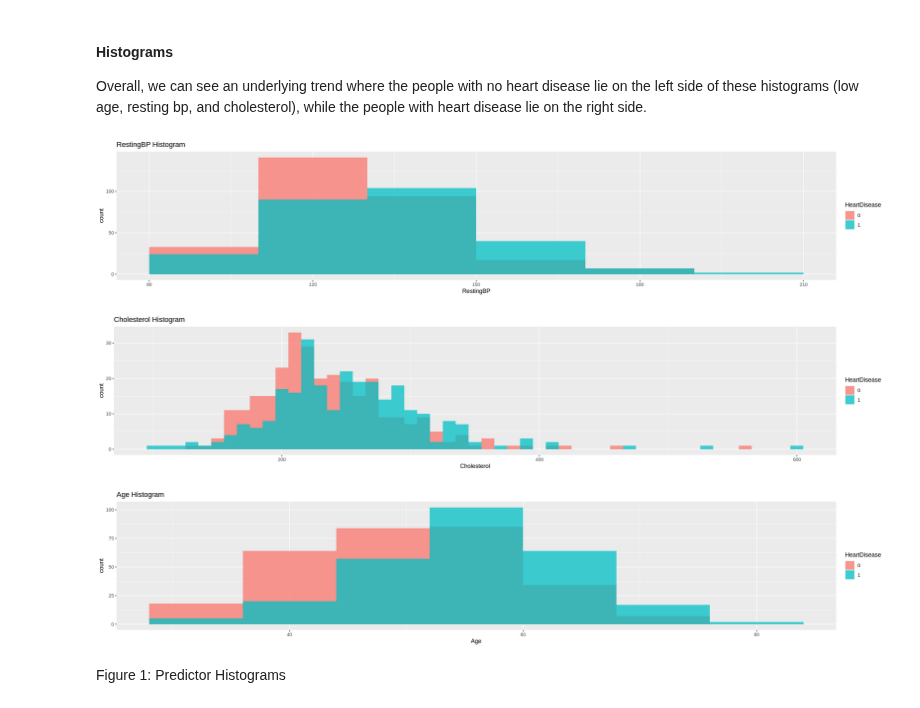
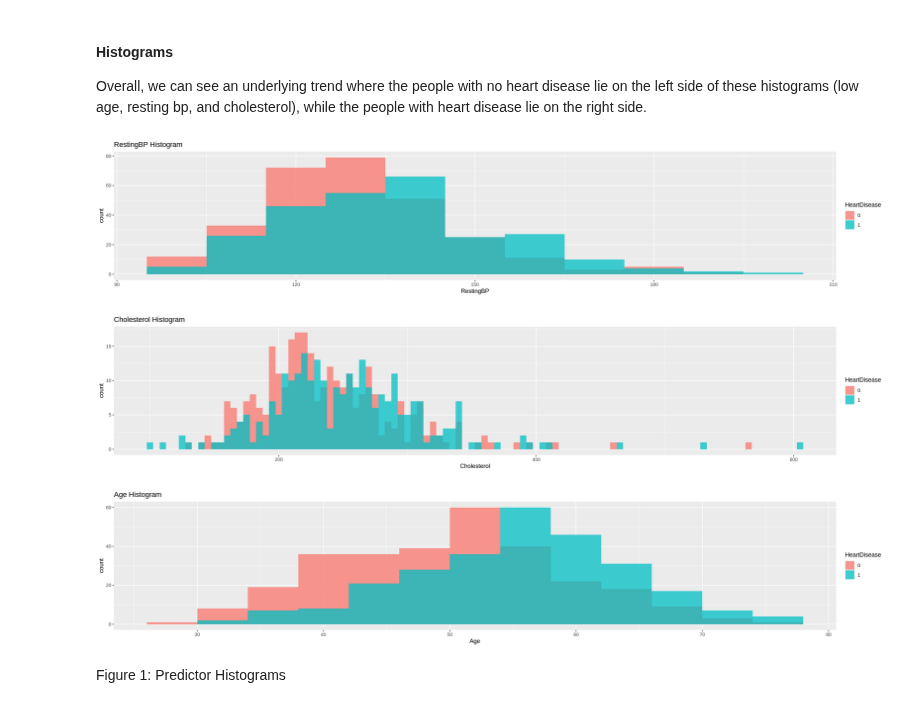
Before and after one commit to josephsoo/dsci_100_group_12, a Jupyter notebook: Project report.ipynb, the cells around one changed output. Drawn from its saved outputs; the diff is of its cells as text; code cells hidden in the pictures.

```diff
--- a/Project report.ipynb
+++ b/Project report.ipynb
@@ -181,28 +181,28 @@ Overall, we can see an underlying trend where the people with no heart disease l
 # %%
 options(repr.plot.width = 20, repr.plot.height = 4)
 
 bp_histo <- heart_train |> ggplot(aes(x = RestingBP, fill = HeartDisease)) +
-    geom_histogram(position = "identity", binwidth = 20, alpha = 0.75) +
+    geom_histogram(position = "identity", binwidth = 10, alpha = 0.75) +
     labs(title = "RestingBP Histogram")
 
 cholesterol_histo <- heart_train |> ggplot(aes(x = Cholesterol, fill = HeartDisease)) +
-    geom_histogram(position = "identity", binwidth = 10, alpha = 0.75) +
+    geom_histogram(position = "identity", binwidth = 5, alpha = 0.75) +
     labs(title = "Cholesterol Histogram")
 
 
 age_histo <- heart_train |> ggplot(aes(x = Age, fill = HeartDisease)) +
-    geom_histogram(position = "identity", binwidth = 8, alpha = 0.75) +
+    geom_histogram(position = "identity", binwidth = 4, alpha = 0.75) +
     labs(title = "Age Histogram")
 
 
 
 bp_histo
 cholesterol_histo
 age_histo
 # %% [output]
-[figure, old version]
+[figure, new version]
-[figure, old version]
+[figure, new version]
-[figure, old version]
+[figure, new version]
 # %% [markdown]
 Figure 1: Predictor Histograms
 # %% [markdown]
```
Also changed, not shown: parts of 10 cells of this notebook.
